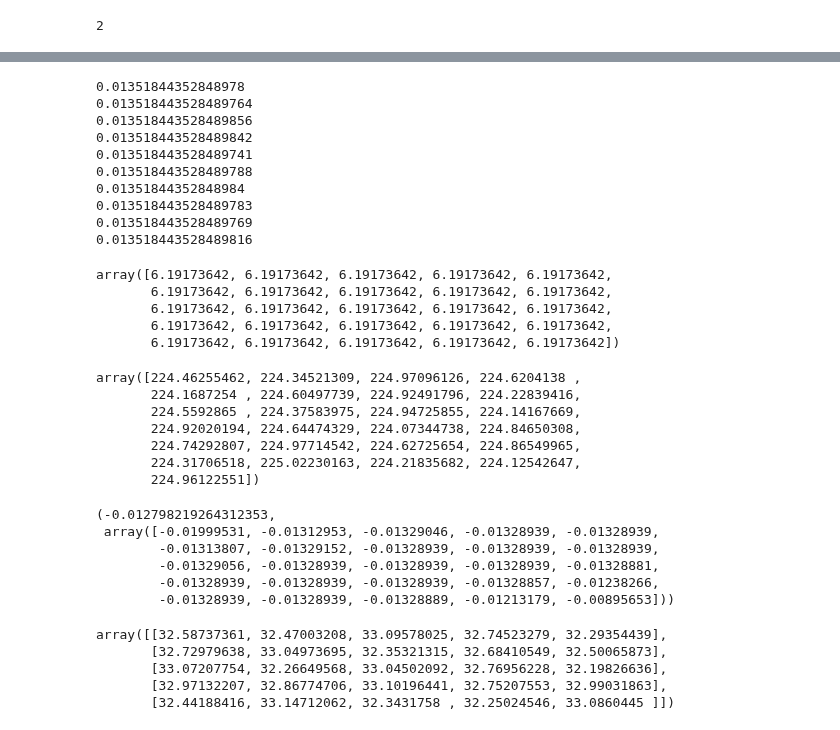
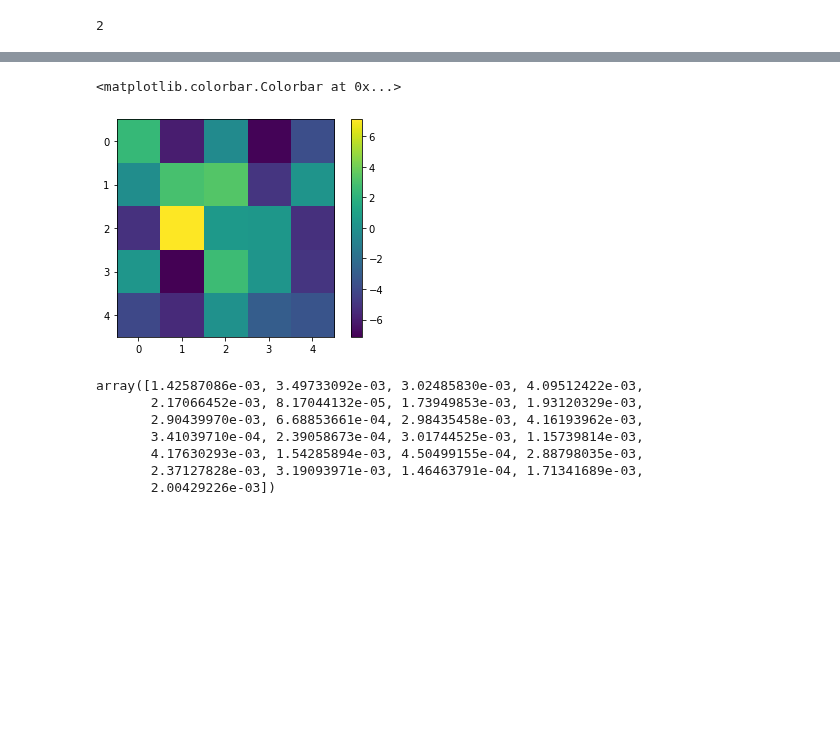
Before and after one commit to axsk/augmented-jump-chain, a Jupyter notebook: study_flat.ipynb, the cells around one changed output, grey strips where cells are left out. Drawn from its saved outputs; the diff is of its cells as text; code cells hidden in the pictures; blank space fills up the shorter version.

```diff
--- a/study_flat.ipynb
+++ b/study_flat.ipynb
@@ -313,0 +318,2 @@ rprop = ode.Rprop(lambda x: problem.obj(x)[1], np.random.rand(25)/100)
+# %%
+rprop.run(100)
@@ -314,46 +339,16 @@ rprop = ode.Rprop(lambda x: problem.obj(x)[1], np.random.rand(25)/100)
+# %%
+plt.imshow(rprop.x.reshape((5,5)))
+plt.colorbar()
+# %% [output]
+<matplotlib.colorbar.Colorbar at 0x...>
+[figure, added]
 # %%
-rprop.run(10)
 rprop.g
 # %% [output]
-0.01351844352848978
-0.013518443528489764
-0.013518443528489856
-0.013518443528489842
-0.013518443528489741
-0.013518443528489788
-0.01351844352848984
-0.013518443528489783
-0.013518443528489769
-0.013518443528489816
+array([1.42587086e-03, 3.49733092e-03, 3.02485830e-03, 4.09512422e-03,
+       2.17066452e-03, 8.17044132e-05, 1.73949853e-03, 1.93120329e-03,
+       2.90439970e-03, 6.68853661e-04, 2.98435458e-03, 4.16193962e-03,
+       3.41039710e-04, 2.39058673e-04, 3.01744525e-03, 1.15739814e-03,
+       4.17630293e-03, 1.54285894e-03, 4.50499155e-04, 2.88798035e-03,
+       2.37127828e-03, 3.19093971e-03, 1.46463791e-04, 1.71341689e-03,
+       2.00429226e-03])
-array([6.19173642, 6.19173642, 6.19173642, 6.19173642, 6.19173642,
-       6.19173642, 6.19173642, 6.19173642, 6.19173642, 6.19173642,
-       6.19173642, 6.19173642, 6.19173642, 6.19173642, 6.19173642,
-       6.19173642, 6.19173642, 6.19173642, 6.19173642, 6.19173642,
-       6.19173642, 6.19173642, 6.19173642, 6.19173642, 6.19173642])
-# %%
-rprop.x
-# %% [output]
-array([224.46255462, 224.34521309, 224.97096126, 224.6204138 ,
-       224.1687254 , 224.60497739, 224.92491796, 224.22839416,
-       224.5592865 , 224.37583975, 224.94725855, 224.14167669,
-       224.92020194, 224.64474329, 224.07344738, 224.84650308,
-       224.74292807, 224.97714542, 224.62725654, 224.86549965,
-       224.31706518, 225.02230163, 224.21835682, 224.12542647,
-       224.96122551])
-# %%
-problem.obj(rprop.x)
-# %% [output]
-(-0.012798219264312353,
- array([-0.01999531, -0.01312953, -0.01329046, -0.01328939, -0.01328939,
-        -0.01313807, -0.01329152, -0.01328939, -0.01328939, -0.01328939,
-        -0.01329056, -0.01328939, -0.01328939, -0.01328939, -0.01328881,
-        -0.01328939, -0.01328939, -0.01328939, -0.01328857, -0.01238266,
-        -0.01328939, -0.01328939, -0.01328889, -0.01213179, -0.00895653]))
-# %%
-problem.s.u
-# %% [output]
-array([[32.58737361, 32.47003208, 33.09578025, 32.74523279, 32.29354439],
-       [32.72979638, 33.04973695, 32.35321315, 32.68410549, 32.50065873],
-       [33.07207754, 32.26649568, 33.04502092, 32.76956228, 32.19826636],
-       [32.97132207, 32.86774706, 33.10196441, 32.75207553, 32.99031863],
-       [32.44188416, 33.14712062, 32.3431758 , 32.25024546, 33.0860445 ]])
```
Also changed, not shown: parts of 5 cells of this notebook, 4 other files.
